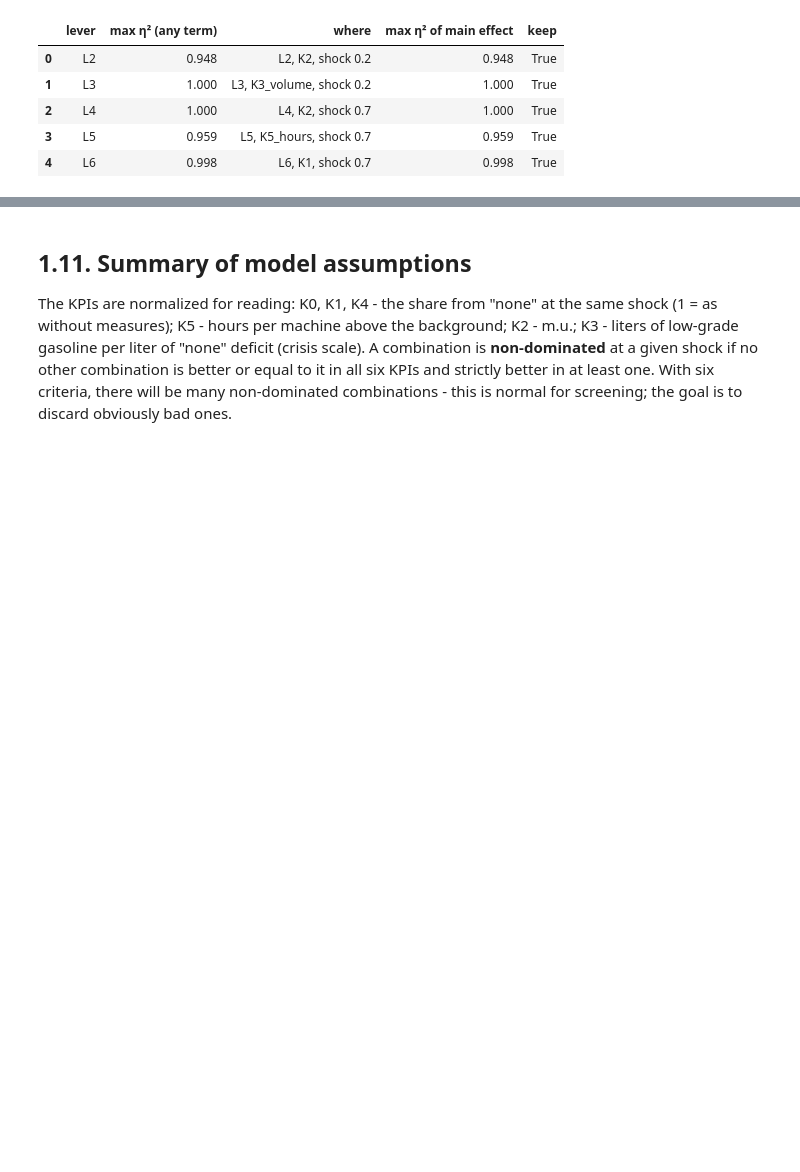
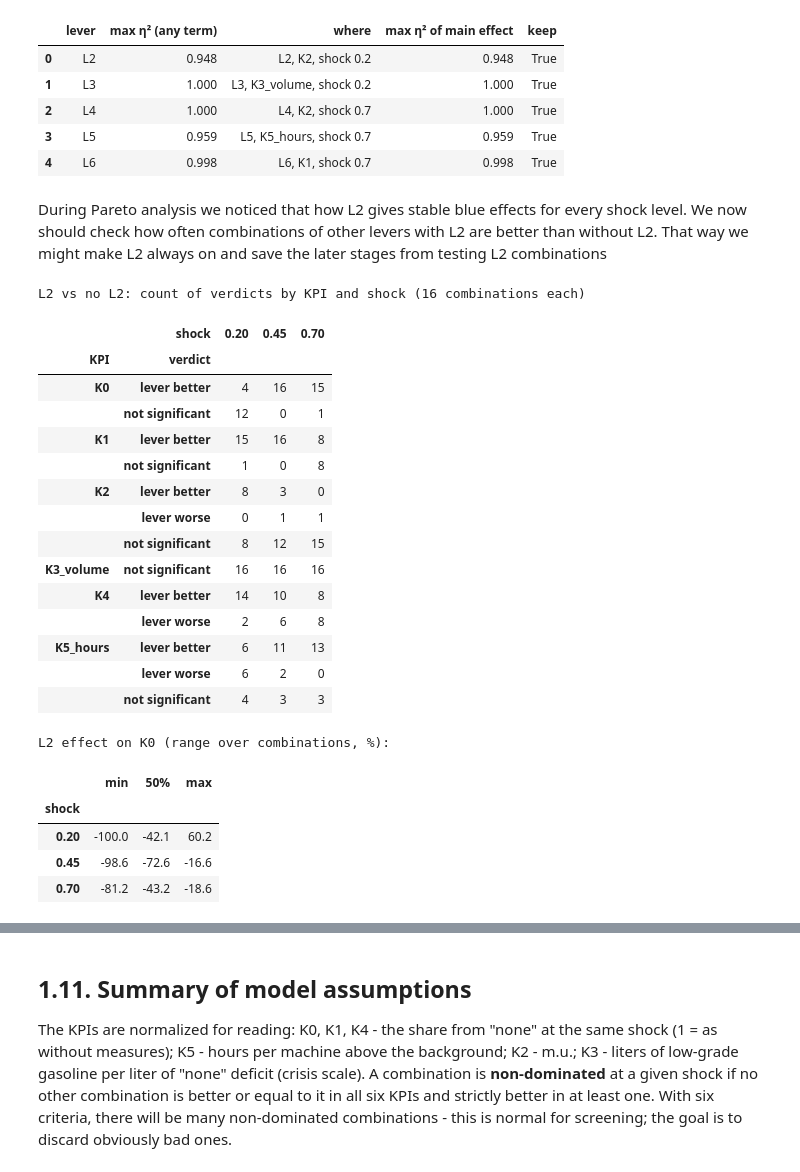
Before and after one commit to adsm1rnov/netlogo-experiment, a Jupyter notebook: 01_screening.ipynb, the cells around one changed output, grey strips where cells are left out. Cells and saved outputs as stored; diff of their text form; code cells hidden in the pictures; blank space fills up the shorter version.

```diff
--- a/01_screening.ipynb
+++ b/01_screening.ipynb
@@ -674,3 +692,5 @@ SELECTION.round(3)
 | 2 | L4 | 1.000 | L4, K2, shock 0.7 | 1.000 | True |
 | 3 | L5 | 0.959 | L5, K5_hours, shock 0.7 | 0.959 | True |
 | 4 | L6 | 0.998 | L6, K1, shock 0.7 | 0.998 | True |
+# %% [markdown]
+During Pareto analysis we noticed that how L2 gives stable blue effects for every shock level. We now should check how often combinations of other levers with L2 are better than without L2. That way we might make L2 always on and save the later stages from testing L2 combinations
@@ -676,0 +739,33 @@ SELECTION.round(3)
+# %%
+KP = ["K0", "K1", "K2", "K3_volume", "K4", "K5_hours"]
+
+P2 = paired_effect("L2")
+print("L2 vs no L2: count of verdicts by KPI and shock (16 combinations each)")
+# show how many combinations of other levers are significantly better, worse, or not significant for each KPI and shock level
+display(P2.pivot_table(index=["KPI", "verdict"], columns="shock", values="effect_%", aggfunc="count", fill_value=0))
+print("L2 effect on K0 (range over combinations, %):")
+# show the minimum, median, and maximum effect of L2 on K0 for each shock level
+display(P2[P2.KPI == "K0"].groupby("shock")["effect_%"].describe()[["min", "50%", "max"]].round(1))
+# %% [output]
+L2 vs no L2: count of verdicts by KPI and shock (16 combinations each)
+|  | shock | 0.20 | 0.45 | 0.70 |
+| KPI | verdict |  |  |  |
+| K0 | lever better | 4 | 16 | 15 |
+|  | not significant | 12 | 0 | 1 |
+| K1 | lever better | 15 | 16 | 8 |
+|  | not significant | 1 | 0 | 8 |
+| K2 | lever better | 8 | 3 | 0 |
+|  | lever worse | 0 | 1 | 1 |
+|  | not significant | 8 | 12 | 15 |
+| K3_volume | not significant | 16 | 16 | 16 |
+| K4 | lever better | 14 | 10 | 8 |
+|  | lever worse | 2 | 6 | 8 |
+| K5_hours | lever better | 6 | 11 | 13 |
+|  | lever worse | 6 | 2 | 0 |
+|  | not significant | 4 | 3 | 3 |
+L2 effect on K0 (range over combinations, %):
+|  | min | 50% | max |
+| shock |  |  |  |
+| 0.20 | -100.0 | -42.1 | 60.2 |
+| 0.45 | -98.6 | -72.6 | -16.6 |
+| 0.70 | -81.2 | -43.2 | -18.6 |
```
Also changed, not shown: parts of 8 cells of this notebook, 1 other file.
